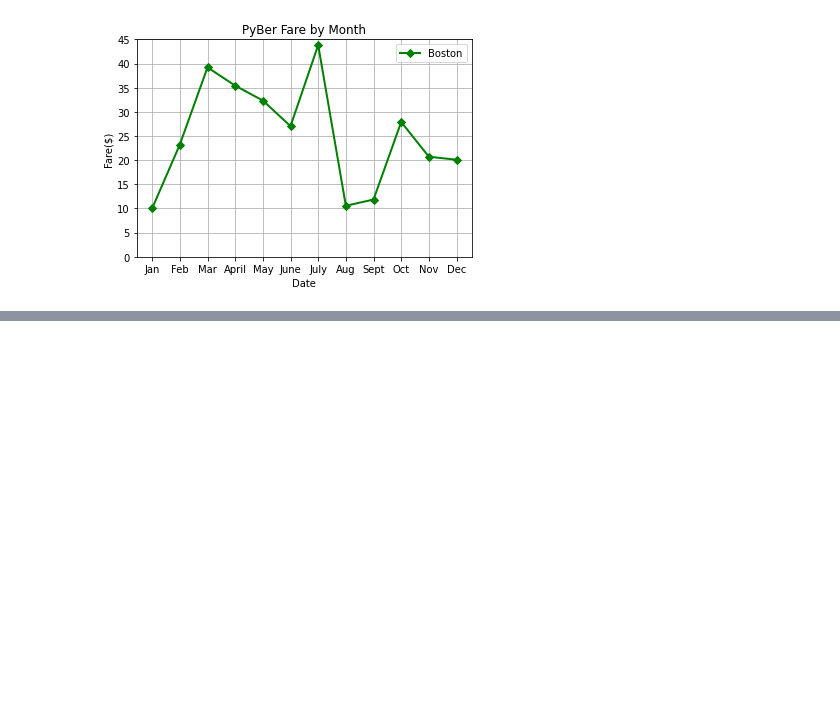
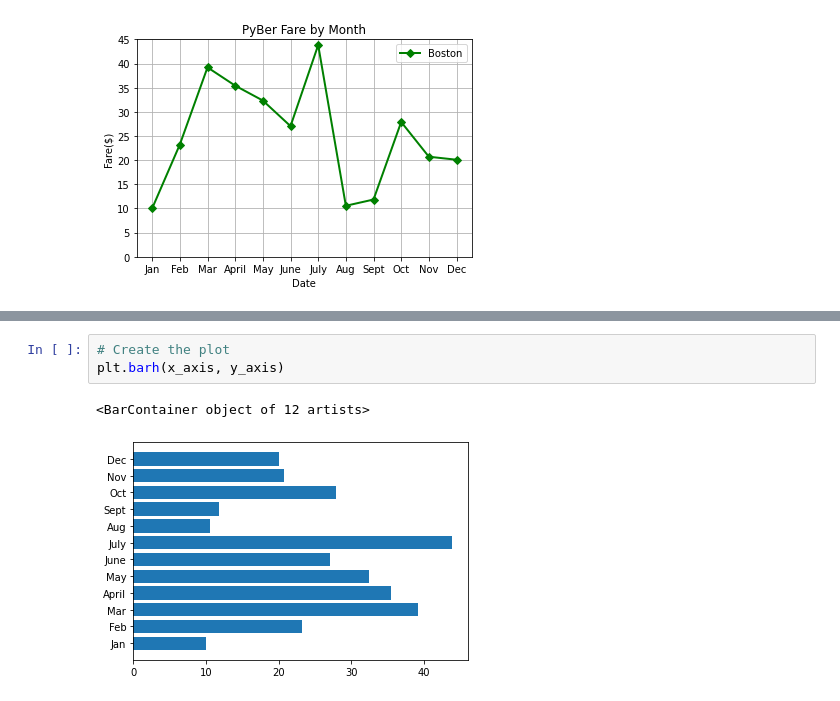
Before and after one commit to cbeckler/pyber_analysis, a Jupyter notebook: practice_code/matplotlib_practiceipynb.ipynb, the cells around one changed output, grey strips where cells are left out. Saved outputs shown, nothing was run; the diff lists cells and outputs as text; blank space fills up the shorter version.

```diff
--- a/practice_code/matplotlib_practiceipynb.ipynb
+++ b/practice_code/matplotlib_practiceipynb.ipynb
@@ -150,0 +172,6 @@ ax.legend()
+# %%
+# Create the plot
+plt.barh(x_axis, y_axis)
+# %% [output]
+<BarContainer object of 12 artists>
+[figure, added]
```
Also changed, not shown: parts of 11 cells of this notebook.
